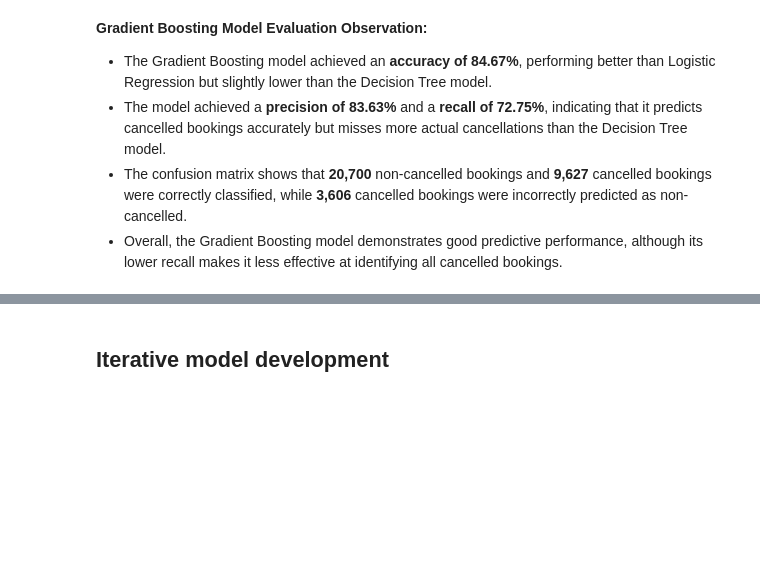
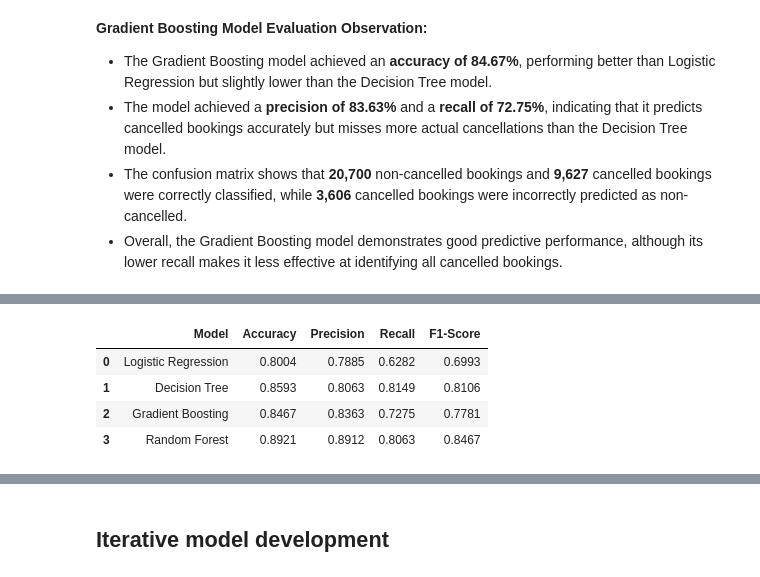
Before and after one commit to yixqinggg/mldp_hotel_booking_prediction, a Jupyter notebook: hotel_booking_cancellation_prediction.ipynb, the cells around one changed output, grey strips where cells are left out. Saved outputs shown, nothing was run; the diff lists cells and outputs as text; code cells hidden in the pictures; blank space fills up the shorter version.

```diff
--- a/hotel_booking_cancellation_prediction.ipynb
+++ b/hotel_booking_cancellation_prediction.ipynb
@@ -846,0 +910,43 @@ weighted avg       0.85      0.85      0.84     35817
+# %%
+# store the evaluation results for all models
+evaluation_results = [
+    {
+        "Model": "Logistic Regression",
+        "Accuracy": logr_accuracy,
+        "Precision": logr_precision,
+        "Recall": logr_recall,
+        "F1-Score": logr_f1
+    },
+    {
+        "Model": "Decision Tree",
+        "Accuracy": dt_accuracy,
+        "Precision": dt_precision,
+        "Recall": dt_recall,
+        "F1-Score": dt_f1
+    },
+        {
+        "Model": "Gradient Boosting",
+        "Accuracy": gbt_accuracy,
+        "Precision": gbt_precision,
+        "Recall": gbt_recall,
+        "F1-Score": gbt_f1
+    },
+    {
+        "Model": "Random Forest",
+        "Accuracy": rf_accuracy,
+        "Precision": rf_precision,
+        "Recall": rf_recall,
+        "F1-Score": rf_f1
+    }
+]
+
+results_df = pd.DataFrame(evaluation_results)
+
+# results rounded to 4 decimal places
+results_df.round(4)
+# %% [output]
+|  | Model | Accuracy | Precision | Recall | F1-Score |
+| 0 | Logistic Regression | 0.8004 | 0.7885 | 0.6282 | 0.6993 |
+| 1 | Decision Tree | 0.8593 | 0.8063 | 0.8149 | 0.8106 |
+| 2 | Gradient Boosting | 0.8467 | 0.8363 | 0.7275 | 0.7781 |
+| 3 | Random Forest | 0.8921 | 0.8912 | 0.8063 | 0.8467 |
```
Also changed, not shown: parts of 6 cells of this notebook.
